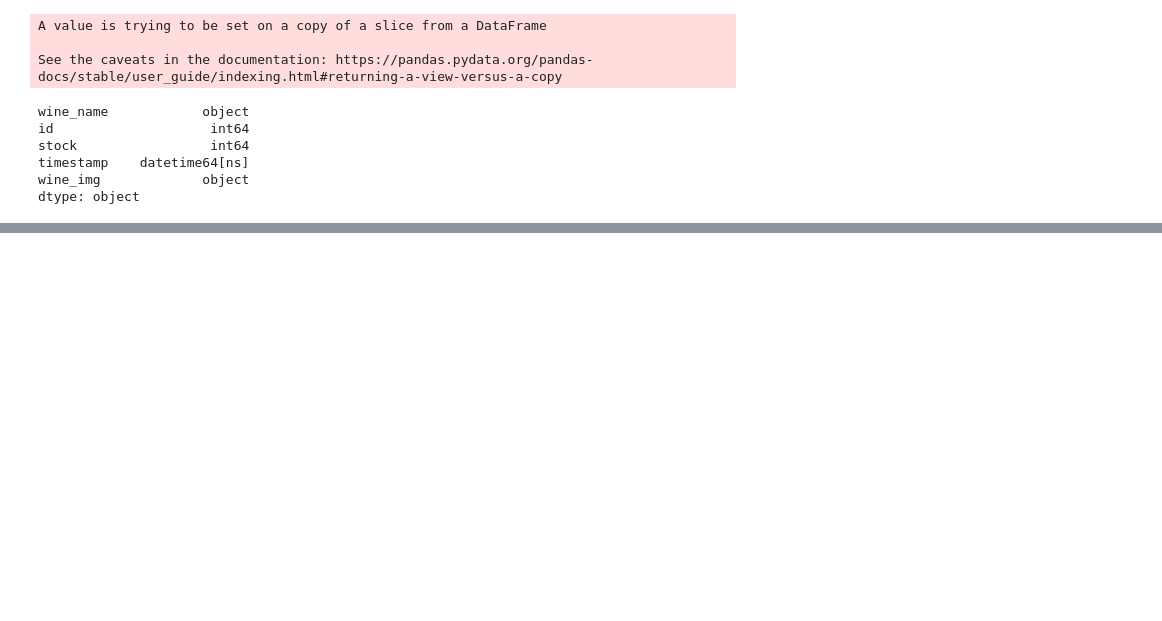
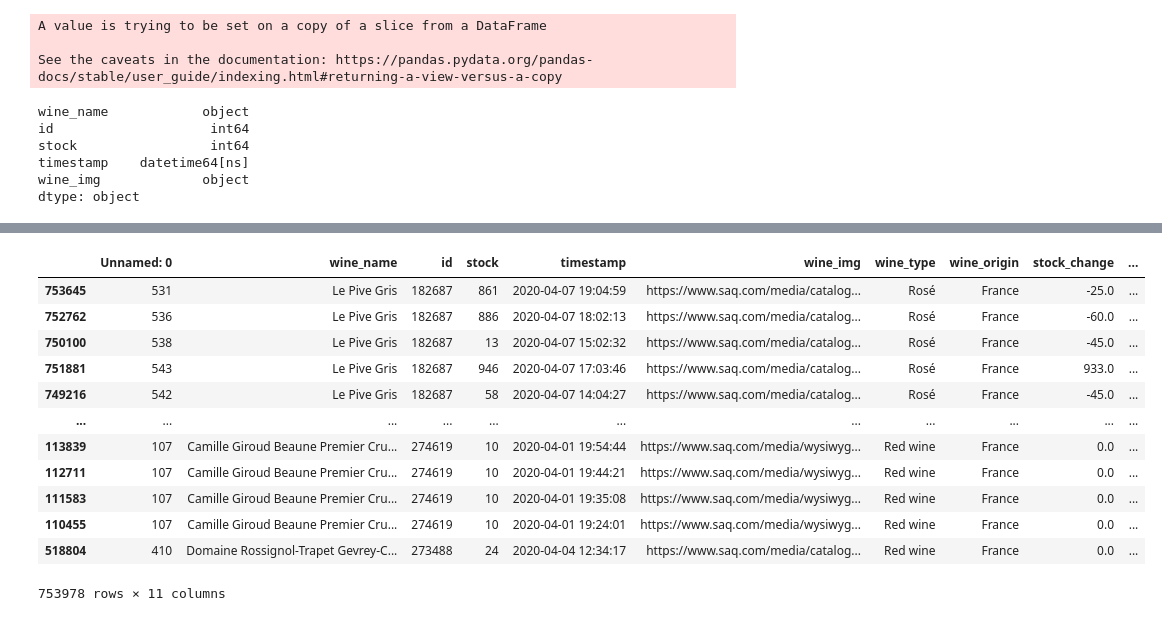
Before and after one commit to archydeberker/a-glass-of-wine, a Jupyter notebook: analyze_data.ipynb, the cells around one changed output, grey strips where cells are left out. Saved outputs shown, nothing was run; the diff lists cells and outputs as text; code cells hidden in the pictures; blank space fills up the shorter version.

Commit message:
Improve handling of stock changes, using cumulative negative diffs

```diff
--- a/analyze_data.ipynb
+++ b/analyze_data.ipynb
@@ -398,0 +403,2 @@ dtype: object
+# %%
+counter = StockCounter(use_cached=True, local_path='/Users/archydeberker/Desktop/code/saq/scripts/online_data_latest.csv')
@@ -398,0 +407,2 @@ dtype: object
+# %%
+df = counter.online_df
@@ -398,0 +411,4 @@ dtype: object
+# %%
+df['stock_change'] = df['stock'].diff()
+df['wine_consumption']=df['stock_change'].apply(lambda x: abs(min(0, x)))
+df.groupby('id')['wine_consumption'].cumsum()
@@ -398,0 +428,18 @@ dtype: object
+# %%
+df['cumulative_wine_consumption'] = df.groupby('id')['wine_consumption'].cumsum()
+# %%
+df.sort_values(by='cumulative_wine_sumption', ascending=False)
+# %% [output]
+|  | Unnamed: 0 | wine_name | id | stock | timestamp | wine_img | wine_type | wine_origin | stock_change | ... |
+| 753645 | 531 | Le Pive Gris | 182687 | 861 | 2020-04-07 19:04:59 | https://www.saq.com/media/catalog... | Rosé | France | -25.0 | ... |
+| 752762 | 536 | Le Pive Gris | 182687 | 886 | 2020-04-07 18:02:13 | https://www.saq.com/media/catalog... | Rosé | France | -60.0 | ... |
+| 750100 | 538 | Le Pive Gris | 182687 | 13 | 2020-04-07 15:02:32 | https://www.saq.com/media/catalog... | Rosé | France | -45.0 | ... |
+| 751881 | 543 | Le Pive Gris | 182687 | 946 | 2020-04-07 17:03:46 | https://www.saq.com/media/catalog... | Rosé | France | 933.0 | ... |
+| 749216 | 542 | Le Pive Gris | 182687 | 58 | 2020-04-07 14:04:27 | https://www.saq.com/media/catalog... | Rosé | France | -45.0 | ... |
+| ... | ... | ... | ... | ... | ... | ... | ... | ... | ... | ... |
+| 113839 | 107 | Camille Giroud Beaune Premier Cru... | 274619 | 10 | 2020-04-01 19:54:44 | https://www.saq.com/media/wysiwyg... | Red wine | France | 0.0 | ... |
+| 112711 | 107 | Camille Giroud Beaune Premier Cru... | 274619 | 10 | 2020-04-01 19:44:21 | https://www.saq.com/media/wysiwyg... | Red wine | France | 0.0 | ... |
+| 111583 | 107 | Camille Giroud Beaune Premier Cru... | 274619 | 10 | 2020-04-01 19:35:08 | https://www.saq.com/media/wysiwyg... | Red wine | France | 0.0 | ... |
+| 110455 | 107 | Camille Giroud Beaune Premier Cru... | 274619 | 10 | 2020-04-01 19:24:01 | https://www.saq.com/media/wysiwyg... | Red wine | France | 0.0 | ... |
+| 518804 | 410 | Domaine Rossignol-Trapet Gevrey-C... | 273488 | 24 | 2020-04-04 12:34:17 | https://www.saq.com/media/catalog... | Red wine | France | 0.0 | ... |
+753978 rows × 11 columns
```
Also changed, not shown: parts of 9 cells of this notebook, 1 other file.
